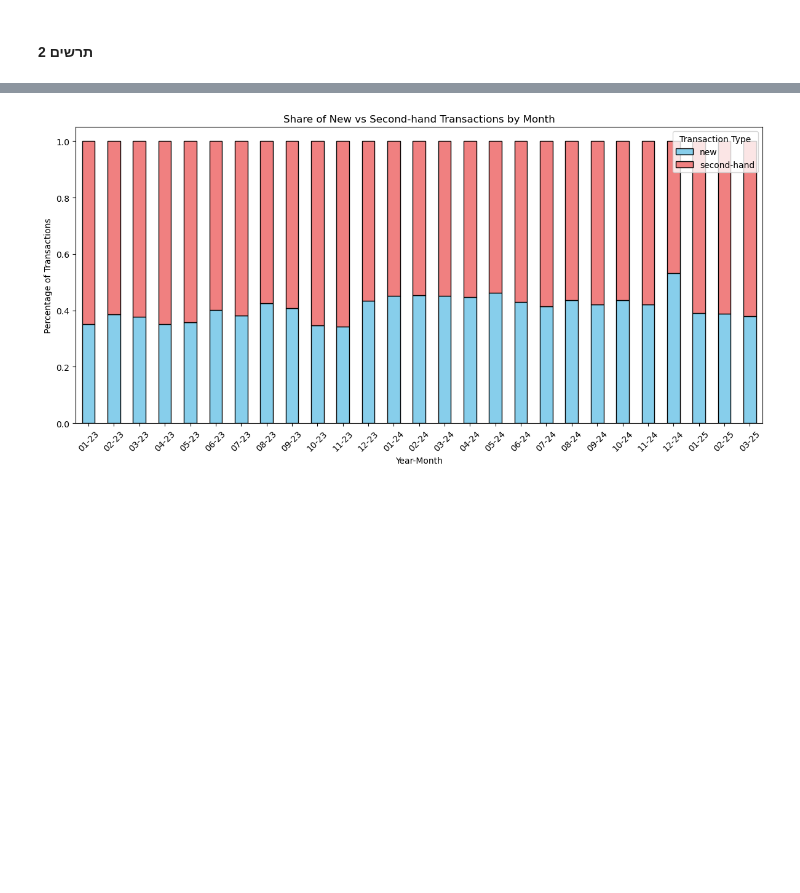
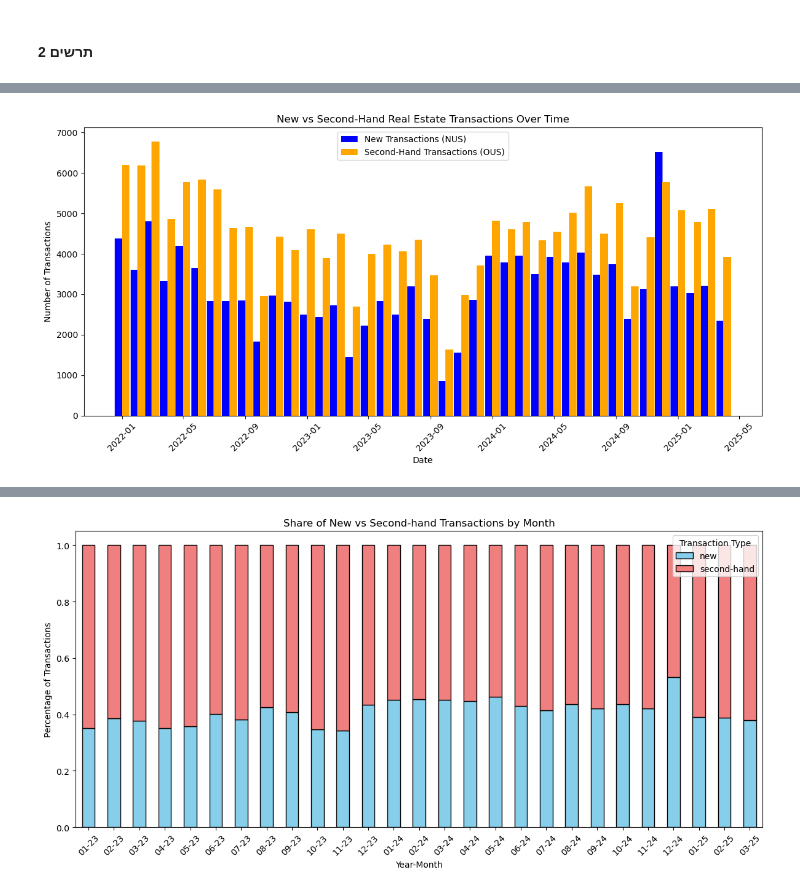
Before and after one commit to Saarp84/portfolio, a Jupyter notebook: Nadlan/nadlaning.ipynb, the cells around one changed output, grey strips where cells are left out. Saved outputs shown, nothing was run; the diff lists cells and outputs as text; code cells hidden in the pictures; blank space fills up the shorter version.

```diff
--- a/Nadlan/nadlaning.ipynb
+++ b/Nadlan/nadlaning.ipynb
@@ -501,3 +604,38 @@ print(f" rate of change in old appartments transactions from 2023 to 2024: {((ol
+# %%
+
+nadlan_df['date'] = pd.to_datetime(nadlan_df['year'].astype(str) + '-' + nadlan_df['month'].astype(str), format='%Y-%m')
+nadlan_df['year_month'] = nadlan_df['date'].dt.to_period('M')
+
+
+# create a plot for 'nus' as new transactions and 'ous' as second-hand transactions not in function and for data=nadlan_df
+
+
+def plot_nus_ous_bar(nadlan_df):
+    fig, ax = plt.subplots(figsize=(12, 6))
+
+    # Width and positions
+    width = 15  # days, since x is datetime
+    offset = np.timedelta64(7, 'D')  # offset for side-by-side effect
+
+    # Bars for new transactions
+    ax.bar(nadlan_df['date'] - offset, nadlan_df['nus'], width=width, label='New Transactions (NUS)', color='blue')
+
+    # Bars for second-hand transactions
+    ax.bar(nadlan_df['date'] + offset, nadlan_df['ous'], width=width, label='Second-Hand Transactions (OUS)', color='orange')
+
+    # Labels and styling
+    ax.set_xlabel('Date')
+    ax.set_ylabel('Number of Transactions')
+    ax.set_title('New vs Second-Hand Real Estate Transactions Over Time')
+    ax.legend()
+    plt.xticks(rotation=45)
+    plt.tight_layout()
+    plt.show()
+
+# Call the function to plot nus and ous
+plot_nus_ous_bar(nadlan_df)
+# %% [output]
+[figure, added]
 # %%
 # Plot
 # pivot_df = pivot_df.iloc[6:] # Skip the first 5 months for better visibility
```
Also changed, not shown: parts of 9 cells of this notebook.
